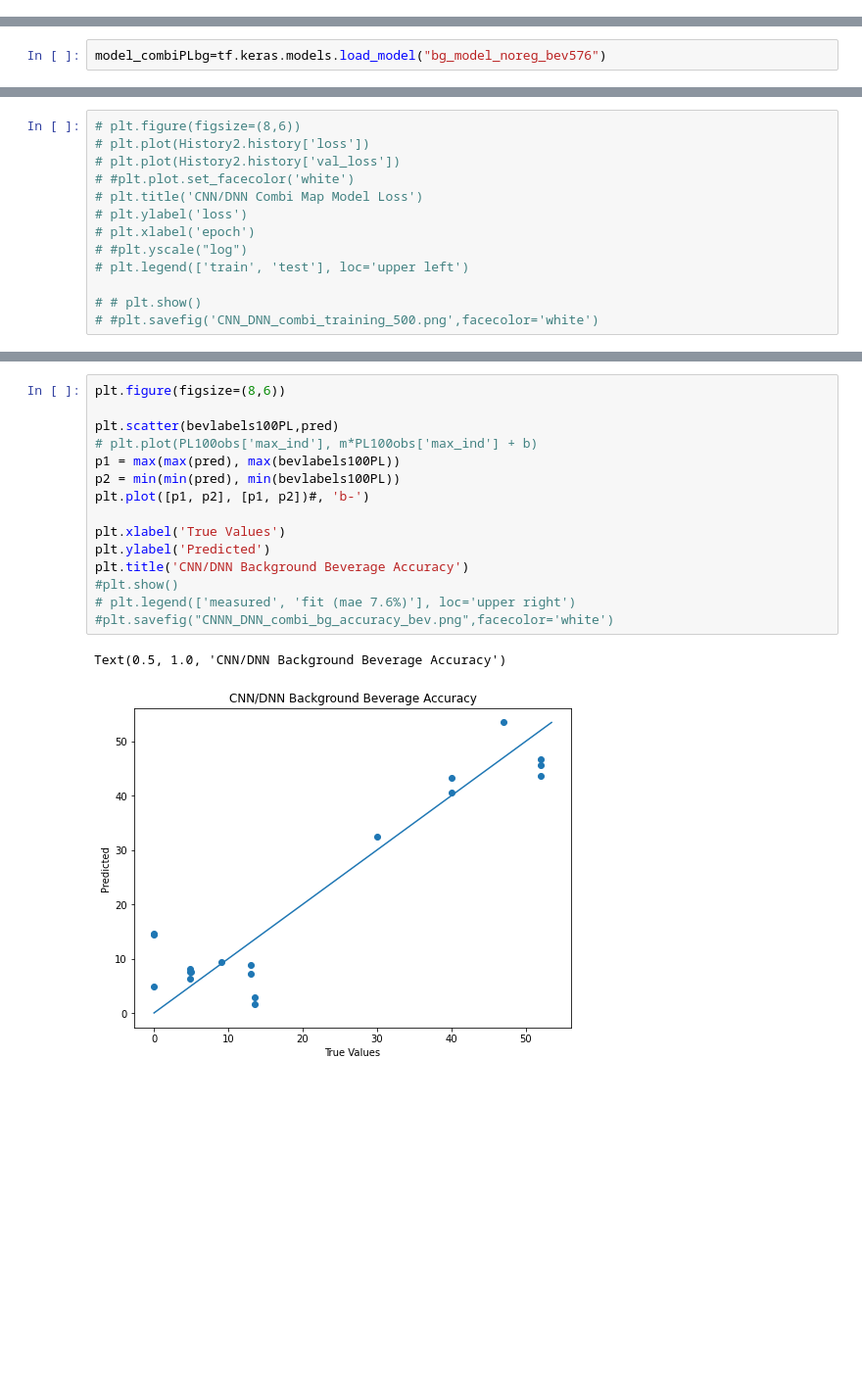
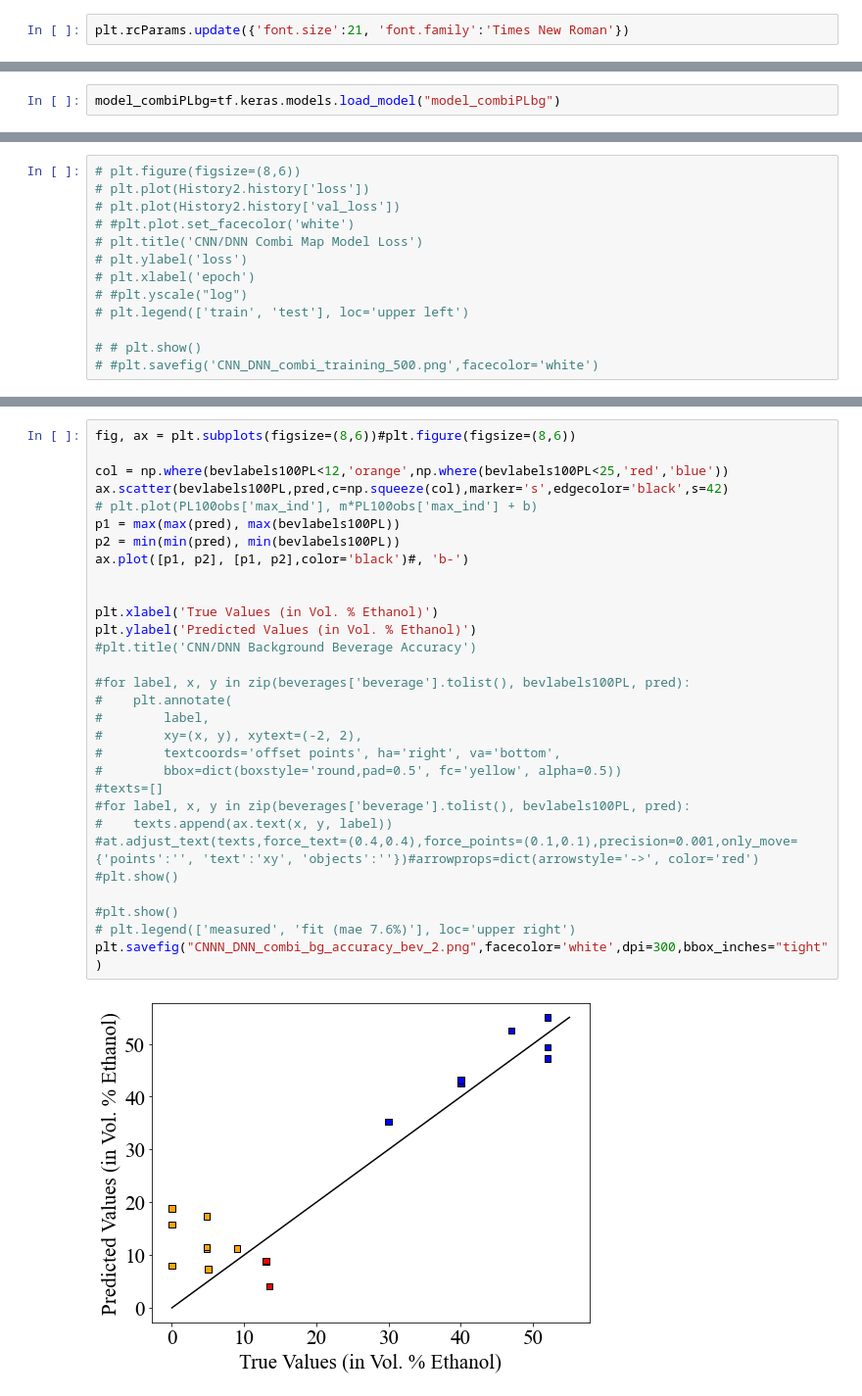
Before and after one commit to aarond953/alcML, a Jupyter notebook: 4a-mat_set_models_background_final2.ipynb, the cells around one changed output, grey strips where cells are left out. Shown at 98% size. Cells and saved outputs as stored; diff of their text form; blank space fills up the shorter version.

```diff
--- a/4a-mat_set_models_background_final2.ipynb
+++ b/4a-mat_set_models_background_final2.ipynb
@@ -73,2 +77,4 @@ Requirement already satisfied: oauthlib>=3.0.0 in /Users/aaron/miniforge3/envs/n
 Requirement already satisfied: mpu in /Users/aaron/miniforge3/envs/no-metal/lib/python3.9/site-packages (0.23.1)
+# %%
+plt.rcParams.update({'font.size':21, 'font.family':'Times New Roman'})
 # %%
@@ -988,5 +1130,5 @@ WARNING:absl:Function `_wrapped_model` contains input name(s) PL100in, LT100405i
 INFO:tensorflow:Assets written to: bg_model_noreg_bev576/assets
 INFO:tensorflow:Assets written to: bg_model_noreg_bev576/assets
 # %%
-model_combiPLbg=tf.keras.models.load_model("bg_model_noreg_bev576")
+model_combiPLbg=tf.keras.models.load_model("model_combiPLbg")
 # %%
@@ -1059,18 +1206,32 @@ plt.savefig('CNN_multi_bev_training_1000.png',facecolor='white')
 # %%
-plt.figure(figsize=(8,6))
+fig, ax = plt.subplots(figsize=(8,6))#plt.figure(figsize=(8,6))
 
-plt.scatter(bevlabels100PL,pred)
+col = np.where(bevlabels100PL<12,'orange',np.where(bevlabels100PL<25,'red','blue'))
+ax.scatter(bevlabels100PL,pred,c=np.squeeze(col),marker='s',edgecolor='black',s=42)
 # plt.plot(PL100obs['max_ind'], m*PL100obs['max_ind'] + b)
 p1 = max(max(pred), max(bevlabels100PL))
 p2 = min(min(pred), min(bevlabels100PL))
-plt.plot([p1, p2], [p1, p2])#, 'b-')
+ax.plot([p1, p2], [p1, p2],color='black')#, 'b-')
 
-plt.xlabel('True Values')
-plt.ylabel('Predicted')
-plt.title('CNN/DNN Background Beverage Accuracy')
+
+plt.xlabel('True Values (in Vol. % Ethanol)')
+plt.ylabel('Predicted Values (in Vol. % Ethanol)')
+#plt.title('CNN/DNN Background Beverage Accuracy')
+
+#for label, x, y in zip(beverages['beverage'].tolist(), bevlabels100PL, pred):
+#    plt.annotate(
+#        label,
+#        xy=(x, y), xytext=(-2, 2),
+#        textcoords='offset points', ha='right', va='bottom',
+#        bbox=dict(boxstyle='round,pad=0.5', fc='yellow', alpha=0.5))
+#texts=[]
+#for label, x, y in zip(beverages['beverage'].tolist(), bevlabels100PL, pred):
+#    texts.append(ax.text(x, y, label))
+#at.adjust_text(texts,force_text=(0.4,0.4),force_points=(0.1,0.1),precision=0.001,only_move={'points':'', 'text':'xy', 'objects':''})#arrowprops=dict(arrowstyle='->', color='red')
+#plt.show()
+
 #plt.show()
 # plt.legend(['measured', 'fit (mae 7.6%)'], loc='upper right')
-#plt.savefig("CNNN_DNN_combi_bg_accuracy_bev.png",facecolor='white')
+plt.savefig("CNNN_DNN_combi_bg_accuracy_bev_2.png",facecolor='white',dpi=300,bbox_inches="tight")
 # %% [output]
-Text(0.5, 1.0, 'CNN/DNN Background Beverage Accuracy')
-[figure, old version]
+[figure, new version]
```
Also changed, not shown: parts of 55 cells of this notebook.
